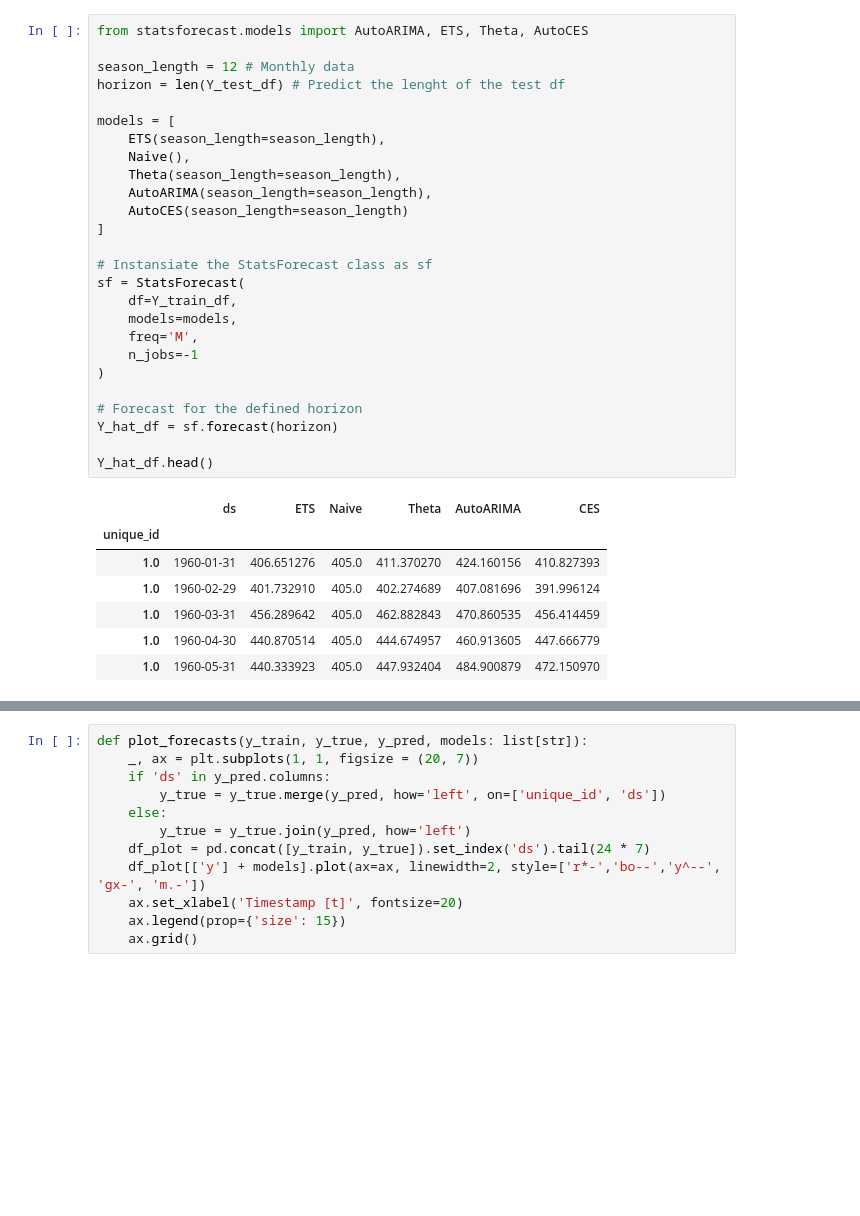
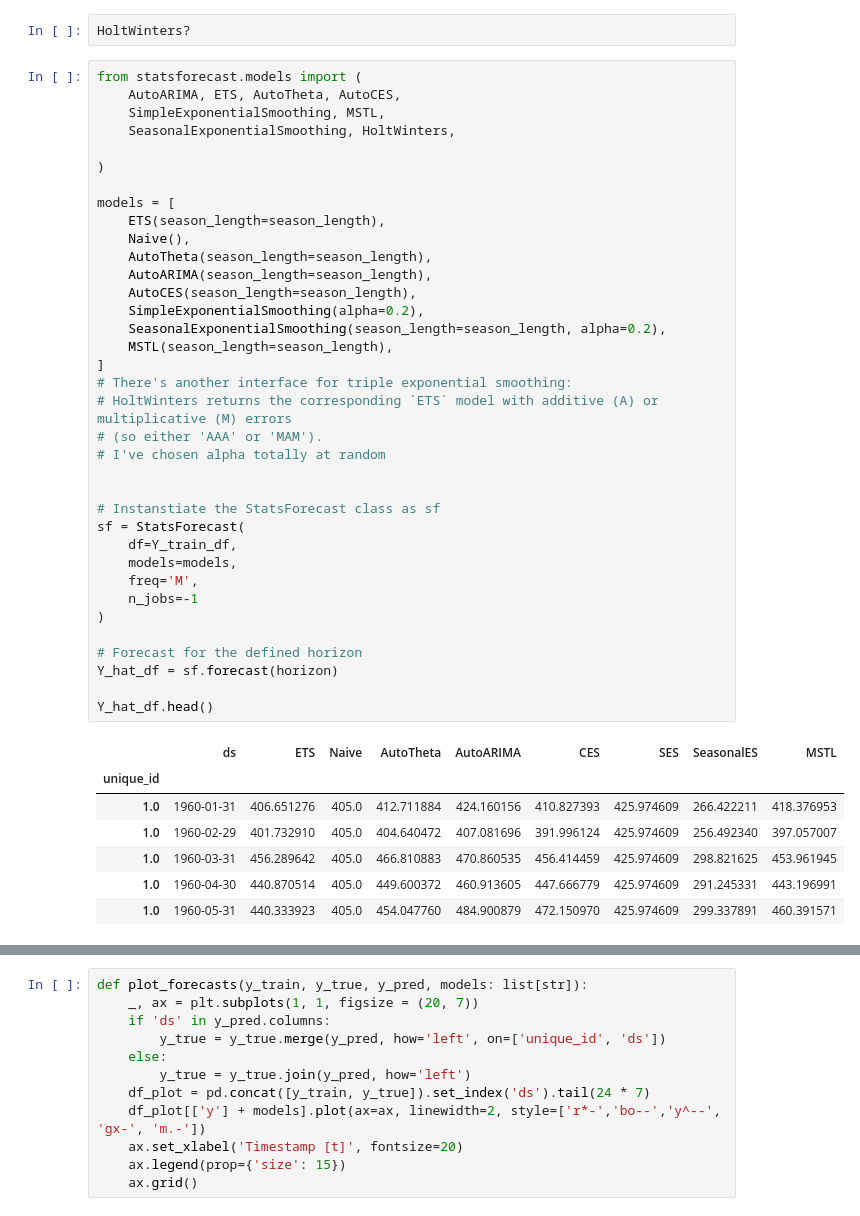
Before and after one commit to benman1/python-time-series, a Jupyter notebook: notebooks/Statistical Models.ipynb, the cells around one changed output, grey strips where cells are left out. Cells and saved outputs as stored; diff of their text form; blank space fills up the shorter version.

```diff
--- a/notebooks/Statistical Models.ipynb
+++ b/notebooks/Statistical Models.ipynb
@@ -153,40 +131,52 @@ naive_preds = Y_hat_df['Naive'].values
 print('Naive MAE: %0.3f' % mae(naive_preds, y_true))
 # %% [output]
 Naive MAE: 76.000
+# %%
+HoltWinters?
 # %%
-from statsforecast.models import AutoARIMA, ETS, Theta, AutoCES
+from statsforecast.models import (
+    AutoARIMA, ETS, AutoTheta, AutoCES,
+    SimpleExponentialSmoothing, MSTL,
+    SeasonalExponentialSmoothing, HoltWinters,
 
-season_length = 12 # Monthly data
-horizon = len(Y_test_df) # Predict the lenght of the test df
+)
 
 models = [
     ETS(season_length=season_length),
     Naive(),
-    Theta(season_length=season_length),
+    AutoTheta(season_length=season_length),
     AutoARIMA(season_length=season_length),
-    AutoCES(season_length=season_length)
+    AutoCES(season_length=season_length),
+    SimpleExponentialSmoothing(alpha=0.2),
+    SeasonalExponentialSmoothing(season_length=season_length, alpha=0.2),
+    MSTL(season_length=season_length),
 ]
+# There's another interface for triple exponential smoothing:
+# HoltWinters returns the corresponding `ETS` model with additive (A) or multiplicative (M) errors
+# (so either 'AAA' or 'MAM').
+# I've chosen alpha totally at random
 
-# Instansiate the StatsForecast class as sf
+
+# Instanstiate the StatsForecast class as sf
 sf = StatsForecast(
     df=Y_train_df,
     models=models,
     freq='M',
     n_jobs=-1
 )
 
 # Forecast for the defined horizon
 Y_hat_df = sf.forecast(horizon)
 
 Y_hat_df.head()
 # %% [output]
-|  | ds | ETS | Naive | Theta | AutoARIMA | CES |
-| unique_id |  |  |  |  |  |  |
-| 1.0 | 1960-01-31 | 406.651276 | 405.0 | 411.370270 | 424.160156 | 410.827393 |
-| 1.0 | 1960-02-29 | 401.732910 | 405.0 | 402.274689 | 407.081696 | 391.996124 |
-| 1.0 | 1960-03-31 | 456.289642 | 405.0 | 462.882843 | 470.860535 | 456.414459 |
-| 1.0 | 1960-04-30 | 440.870514 | 405.0 | 444.674957 | 460.913605 | 447.666779 |
-| 1.0 | 1960-05-31 | 440.333923 | 405.0 | 447.932404 | 484.900879 | 472.150970 |
+|  | ds | ETS | Naive | AutoTheta | AutoARIMA | CES | SES | SeasonalES | MSTL |
+| unique_id |  |  |  |  |  |  |  |  |  |
+| 1.0 | 1960-01-31 | 406.651276 | 405.0 | 412.711884 | 424.160156 | 410.827393 | 425.974609 | 266.422211 | 418.376953 |
+| 1.0 | 1960-02-29 | 401.732910 | 405.0 | 404.640472 | 407.081696 | 391.996124 | 425.974609 | 256.492340 | 397.057007 |
+| 1.0 | 1960-03-31 | 456.289642 | 405.0 | 466.810883 | 470.860535 | 456.414459 | 425.974609 | 298.821625 | 453.961945 |
+| 1.0 | 1960-04-30 | 440.870514 | 405.0 | 449.600372 | 460.913605 | 447.666779 | 425.974609 | 291.245331 | 443.196991 |
+| 1.0 | 1960-05-31 | 440.333923 | 405.0 | 454.047760 | 484.900879 | 472.150970 | 425.974609 | 299.337891 | 460.391571 |
 # %%
 def calculate_errors(Y_test_df, Y_hat_df):
     errors = {}
```
Also changed, not shown: parts of 23 cells of this notebook.
